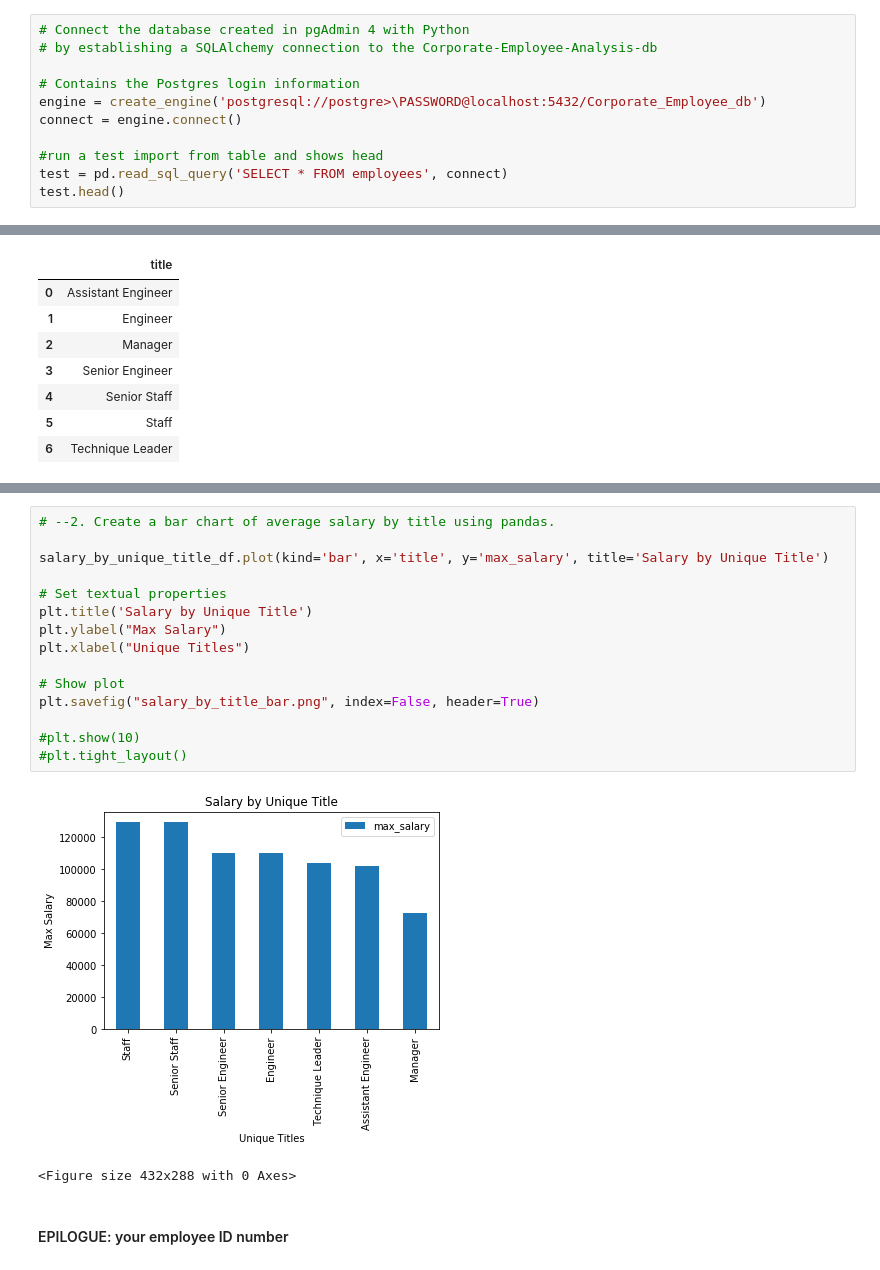
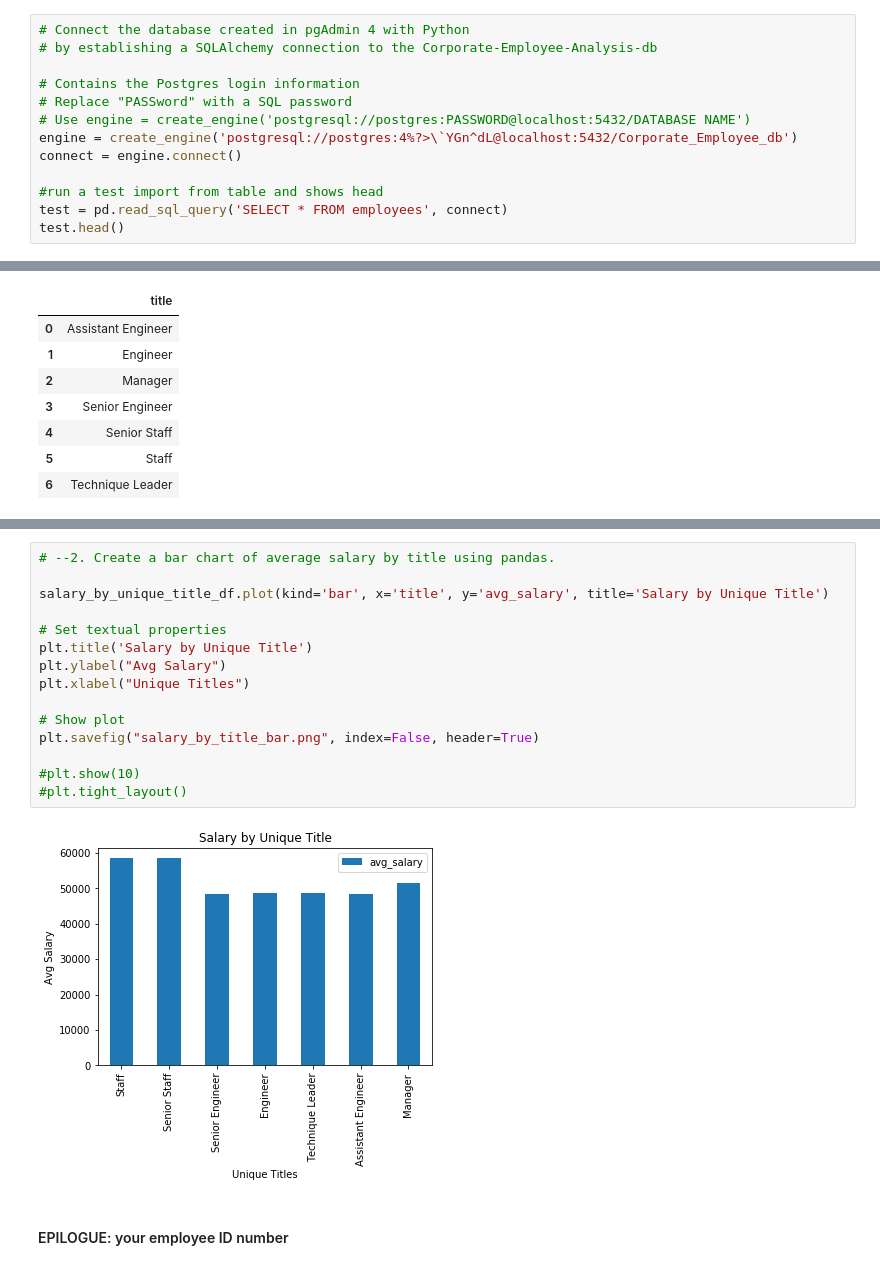
Before and after one commit to jamie-miller-rva/Corporate-Employees-Analysis, a Jupyter notebook: Corporate_Employee_Database_and_Technical_Report.ipynb, the cells around one changed output, grey strips where cells are left out. Saved outputs shown, nothing was run; the diff lists cells and outputs as text.

Commit message:
Corporate_Employee_Database_and_Technical_Report contains the SQL script and query output in a Jupyter Notebook

```diff
--- a/Corporate_Employee_Database_and_Technical_Report.ipynb
+++ b/Corporate_Employee_Database_and_Technical_Report.ipynb
@@ -161,7 +161,9 @@ import matplotlib.pyplot as plt
 # by establishing a SQLAlchemy connection to the Corporate-Employee-Analysis-db
 
 # Contains the Postgres login information
-engine = create_engine('postgresql://postgre>\PASSWORD@localhost:5432/Corporate_Employee_db')
+# Replace "PASSword" with a SQL password
+# Use engine = create_engine('postgresql://postgres:PASSWORD@localhost:5432/DATABASE NAME')
+engine = create_engine('postgresql://postgres:4%?>\`YGn^dL@localhost:5432/Corporate_Employee_db')
 connect = engine.connect()
 
 #run a test import from table and shows head
@@ -610,21 +612,20 @@ salary_by_unique_title_df
 # %%
 # --2. Create a bar chart of average salary by title using pandas.
 
-salary_by_unique_title_df.plot(kind='bar', x='title', y='max_salary', title='Salary by Unique Title')
+salary_by_unique_title_df.plot(kind='bar', x='title', y='avg_salary', title='Salary by Unique Title')
 
 # Set textual properties
 plt.title('Salary by Unique Title')
-plt.ylabel("Max Salary")
+plt.ylabel("Avg Salary")
 plt.xlabel("Unique Titles")
 
 # Show plot
 plt.savefig("salary_by_title_bar.png", index=False, header=True)
 
 #plt.show(10)
 #plt.tight_layout()
 # %% [output]
-[figure, old version]
+[figure, new version]
-<Figure size 432x288 with 0 Axes>
 # %% [markdown]
 #### EPILOGUE: your employee ID number
 # %%
```
Also changed, not shown: parts of 1 cell of this notebook.
